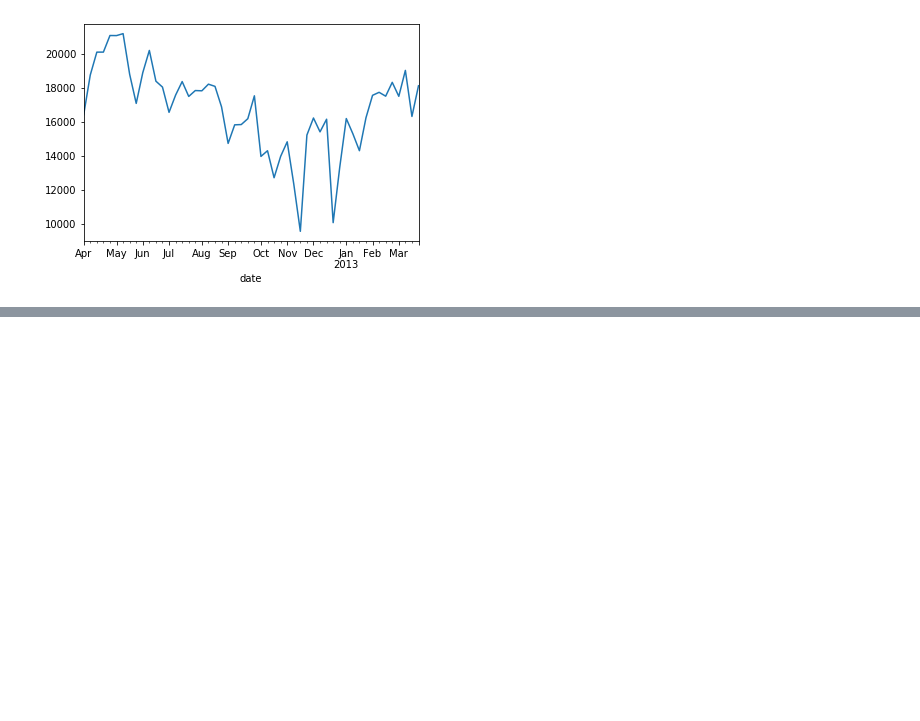
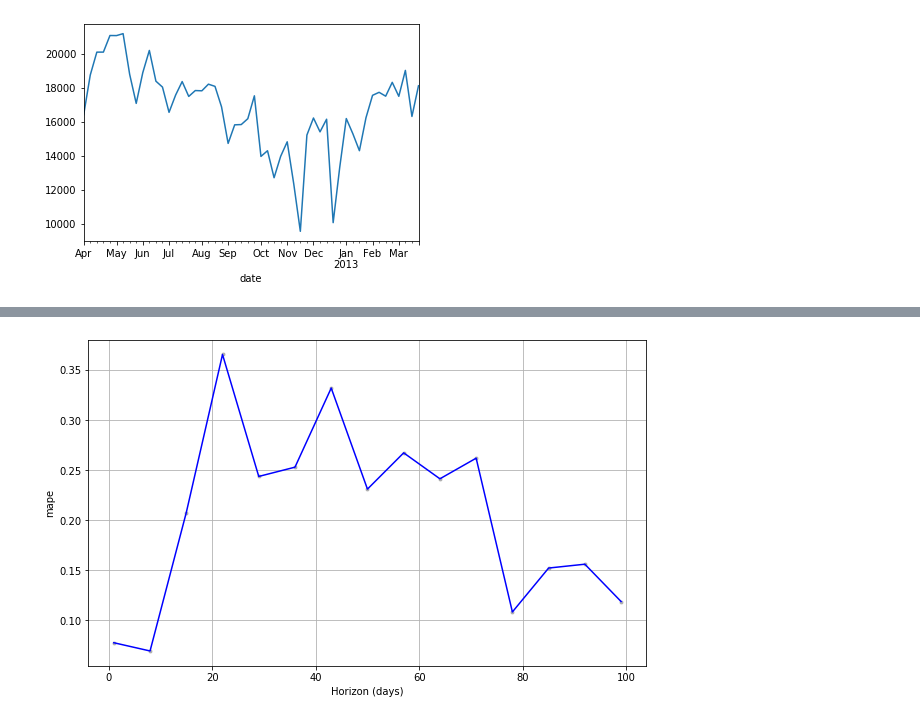
Before and after one commit to alwynpinto/Springboard, a Jupyter notebook: SandWiches.ipynb, the cells around one changed output, grey strips where cells are left out. Saved outputs shown, nothing was run; the diff lists cells and outputs as text; code cells hidden in the pictures; blank space fills up the shorter version.

```diff
--- a/SandWiches.ipynb
+++ b/SandWiches.ipynb
@@ -264 +601,8 @@ array([1.48280997e-01, 8.05682955e-02, 6.40902304e-02, 5.44487041e-02,
+# %%
+# Pivot data to create data with date as index
+
+pivotted = df_copy.pivot_table(index = 'date' , columns = 'description' , values = 'sales',aggfunc = 'sum')
+df_copy_week_description_date = pd.DataFrame(pivotted.fillna(0).to_records())
+df_copy_week_description_date = pd.merge(df_copy_week_description_date , sales_byweek_df , on = 'date')
+df_copy_week_description_date.set_index('date',inplace = True)
 # %%
@@ -287,0 +624,25 @@ ValueError: matmul: Input operand 1 has a mismatch in its core dimension 0, with
+# %%
+X_pca_df.rename(columns = {'date':'ds', 'sales':'y'}, inplace = True)
+# %%
+#To do multivariate time series forecasting in Prophet, you need to follow these steps:
+# https://stackoverflow.com/questions/54544285/is-it-possible-to-do-multivariate-multi-step-forecasting-using-fb-prophet#
+
+prophet_model = Prophet(interval_width = 0.95)
+prophet_model.add_regressor('PCA1')
+prophet_model.add_regressor('PCA2')
+prophet_model.add_regressor('PCA3')
+prophet_model.add_regressor('PCA4')
+prophet_model.add_regressor('PCA5')
+prophet_model.add_regressor('PCA6')
+prophet_model.add_regressor('PCA7')
+prophet_model.add_regressor('PCA8')
+prophet_model.add_regressor('PCA9')
+prophet_model.add_regressor('PCA10')
+prophet_model.add_regressor('PCA11')
+prophet_model.add_regressor('PCA12')
+prophet_model.add_regressor('PCA13')
+prophet_model.add_regressor('PCA14')
+prophet_model.add_regressor('PCA15')
+prophet_model.add_regressor('PCA16')
+
+prophet_model.fit(X_pca_df)
@@ -287,0 +654,7 @@ ValueError: matmul: Input operand 1 has a mismatch in its core dimension 0, with
+# %%
+
+
+cv_results = cross_validation(prophet_model,initial='253 days', period= '7 days', horizon='99 days')
+cv_results_pm = performance_metrics(cv_results)
+
+cv_results
@@ -287,0 +698,4 @@ ValueError: matmul: Input operand 1 has a mismatch in its core dimension 0, with
+# %%
+fig = plot_cross_validation_metric(cv_results, metric='mape')
+# %% [output]
+[figure, added]
```
Also changed, not shown: parts of 33 cells of this notebook.
